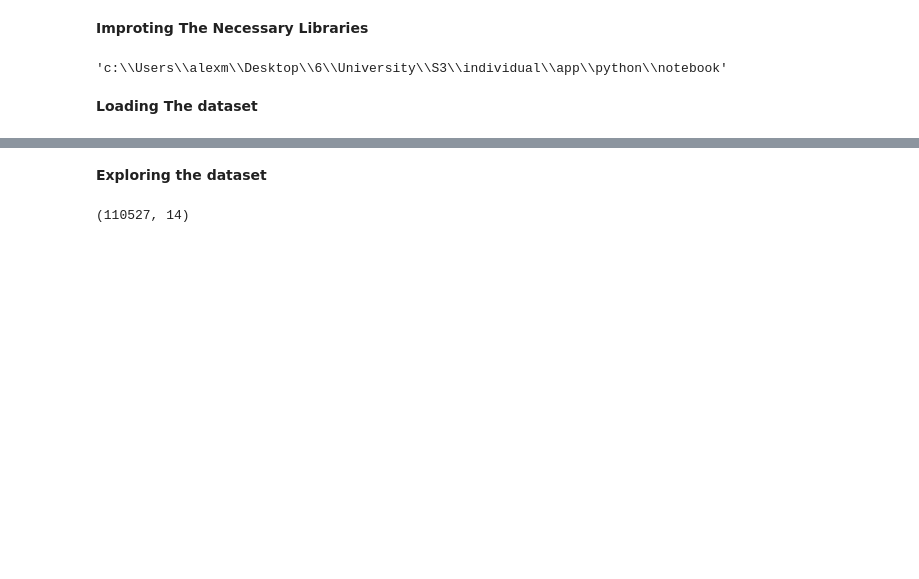
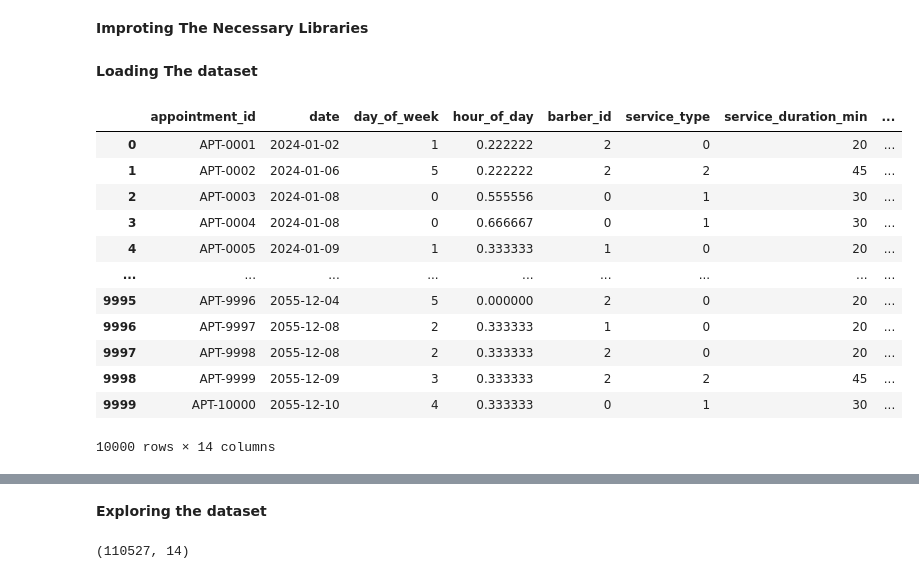
Before and after one commit to frontend-alex/University, a Jupyter notebook: S3/individual/app/python/notebook/medical_analysis.ipynb, the cells around one changed output, grey strips where cells are left out. Saved outputs shown, nothing was run; the diff lists cells and outputs as text; code cells hidden in the pictures; blank space fills up the shorter version.

```diff
--- a/S3/individual/app/python/notebook/medical_analysis.ipynb
+++ b/S3/individual/app/python/notebook/medical_analysis.ipynb
@@ -4,16 +4,30 @@
 import numpy as np
 import pandas as pd
 import matplotlib.pyplot as plt
-
-import os
-os.getcwd()
-# %% [output]
-'c:\\Users\\alexm\\Desktop\\6\\University\\S3\\individual\\app\\python\\notebook'
 # %% [markdown]
 **Loading The dataset**
 # %%
 import sys
 sys.path.append('..')
+# %%
+from src.config.config import PROCESSED_CSV
+
+data_syntethic = pd.read_csv(PROCESSED_CSV)
+data_syntethic
+# %% [output]
+|  | appointment_id | date | day_of_week | hour_of_day | barber_id | service_type | service_duration_min | ... |
+| 0 | APT-0001 | 2024-01-02 | 1 | 0.222222 | 2 | 0 | 20 | ... |
+| 1 | APT-0002 | 2024-01-06 | 5 | 0.222222 | 2 | 2 | 45 | ... |
+| 2 | APT-0003 | 2024-01-08 | 0 | 0.555556 | 0 | 1 | 30 | ... |
+| 3 | APT-0004 | 2024-01-08 | 0 | 0.666667 | 0 | 1 | 30 | ... |
+| 4 | APT-0005 | 2024-01-09 | 1 | 0.333333 | 1 | 0 | 20 | ... |
+| ... | ... | ... | ... | ... | ... | ... | ... | ... |
+| 9995 | APT-9996 | 2055-12-04 | 5 | 0.000000 | 2 | 0 | 20 | ... |
+| 9996 | APT-9997 | 2055-12-08 | 2 | 0.333333 | 1 | 0 | 20 | ... |
+| 9997 | APT-9998 | 2055-12-08 | 2 | 0.333333 | 2 | 0 | 20 | ... |
+| 9998 | APT-9999 | 2055-12-09 | 3 | 0.333333 | 2 | 2 | 45 | ... |
+| 9999 | APT-10000 | 2055-12-10 | 4 | 0.333333 | 0 | 1 | 30 | ... |
+10000 rows × 14 columns
 # %%
 from src.config.config import REAL_CSV
 
```
Also changed, not shown: 7 other files.
